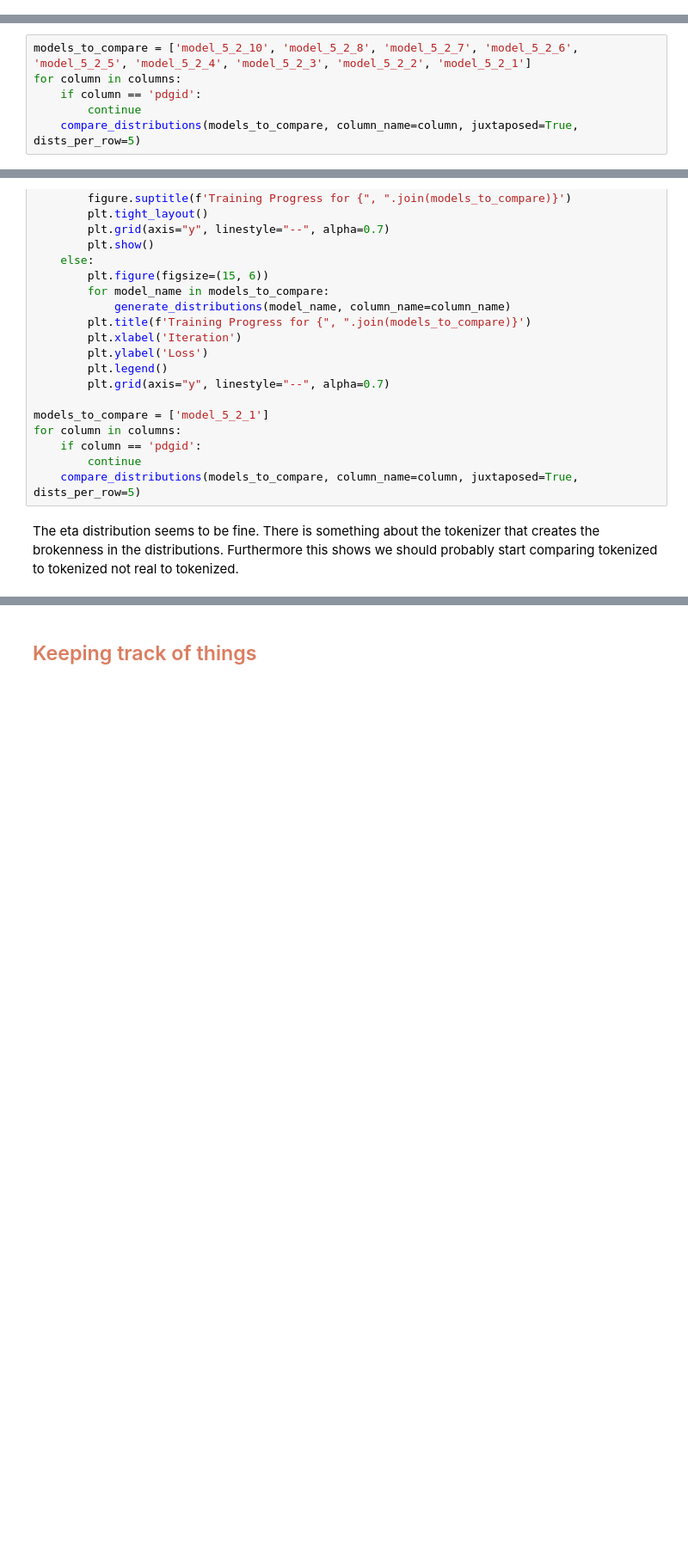
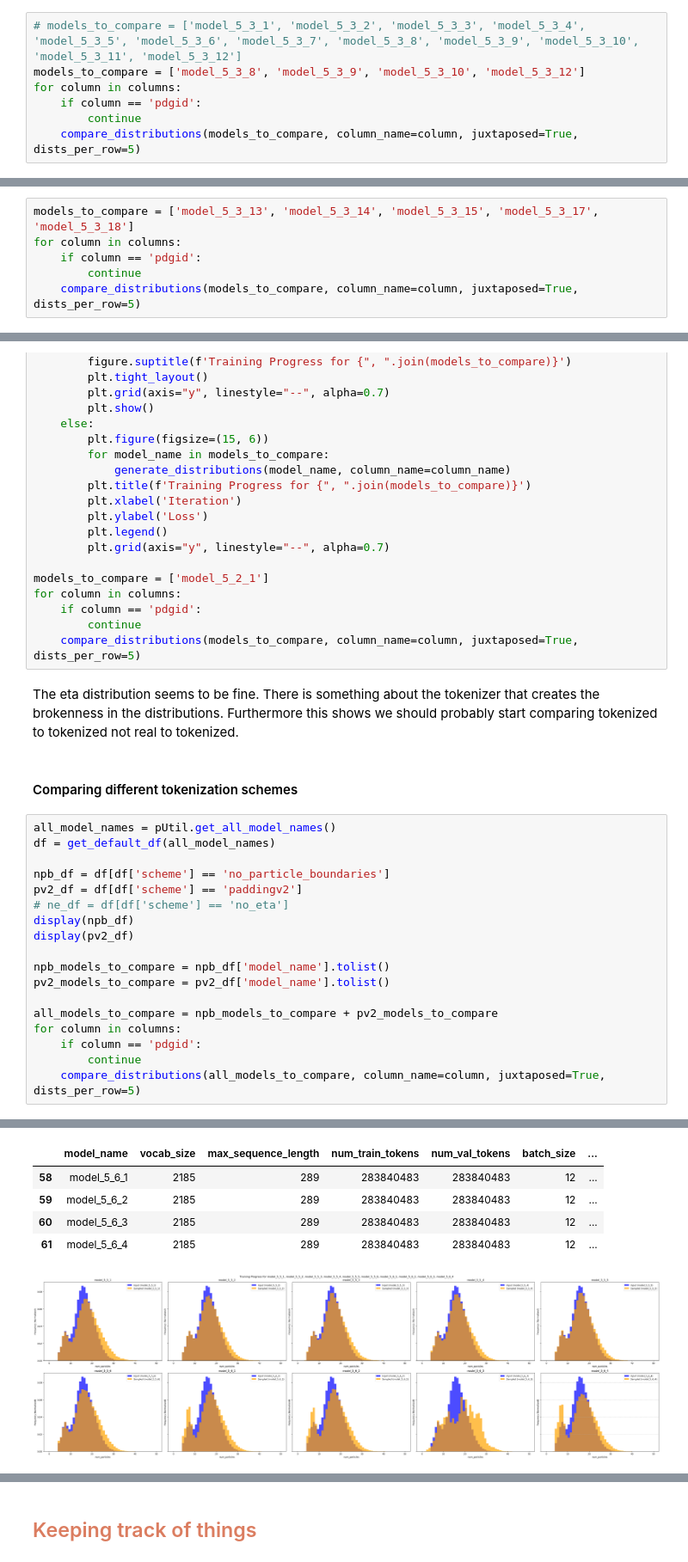
Before and after one commit to EshwaryForReasons/particleGPT, a Jupyter notebook: analysis.ipynb, the cells around one changed output, grey strips where cells are left out. Shown at 86% size. Saved outputs shown, nothing was run; the diff lists cells and outputs as text; blank space fills up the shorter version.

```diff
--- a/analysis.ipynb
+++ b/analysis.ipynb
@@ -640,0 +447,7 @@ plot_learning_rate_effects_log10(model_information_dict)
+# %%
+# models_to_compare = ['model_5_3_1', 'model_5_3_2', 'model_5_3_3', 'model_5_3_4', 'model_5_3_5', 'model_5_3_6', 'model_5_3_7', 'model_5_3_8', 'model_5_3_9', 'model_5_3_10', 'model_5_3_11', 'model_5_3_12']
+models_to_compare = ['model_5_3_8', 'model_5_3_9', 'model_5_3_10', 'model_5_3_12']
+for column in columns:
+    if column == 'pdgid':
+        continue
+    compare_distributions(models_to_compare, column_name=column, juxtaposed=True, dists_per_row=5)
@@ -641,5 +500,5 @@ plot_learning_rate_effects_log10(model_information_dict)
 # %%
-models_to_compare = ['model_5_2_10', 'model_5_2_8', 'model_5_2_7', 'model_5_2_6', 'model_5_2_5', 'model_5_2_4', 'model_5_2_3', 'model_5_2_2', 'model_5_2_1']
+models_to_compare = ['model_5_3_13', 'model_5_3_14', 'model_5_3_15', 'model_5_3_17', 'model_5_3_18']
 for column in columns:
     if column == 'pdgid':
         continue
@@ -948,3 +589,24 @@ for column in columns:
 # %% [markdown]
 The eta distribution seems to be fine. There is something about the tokenizer that creates the brokenness in the distributions.
 Furthermore this shows we should probably start comparing tokenized to tokenized not real to tokenized.
+# %% [markdown]
+#### Comparing different tokenization schemes
+# %%
+all_model_names = pUtil.get_all_model_names()
+df = get_default_df(all_model_names)
+
+npb_df = df[df['scheme'] == 'no_particle_boundaries']
+pv2_df = df[df['scheme'] == 'paddingv2']
+# ne_df = df[df['scheme'] == 'no_eta']
+display(npb_df)
+display(pv2_df)
+
+npb_models_to_compare = npb_df['model_name'].tolist()
+pv2_models_to_compare = pv2_df['model_name'].tolist()
+
+all_models_to_compare = npb_models_to_compare + pv2_models_to_compare
+for column in columns:
+    if column == 'pdgid':
+        continue
+    compare_distributions(all_models_to_compare, column_name=column, juxtaposed=True, dists_per_row=5)
+# %% [output]
@@ -950,0 +620,6 @@ Furthermore this shows we should probably start comparing tokenized to tokenized
+|  | model_name | vocab_size | max_sequence_length | num_train_tokens | num_val_tokens | batch_size | ... |
+| 58 | model_5_6_1 | 2185 | 289 | 283840483 | 283840483 | 12 | ... |
+| 59 | model_5_6_2 | 2185 | 289 | 283840483 | 283840483 | 12 | ... |
+| 60 | model_5_6_3 | 2185 | 289 | 283840483 | 283840483 | 12 | ... |
+| 61 | model_5_6_4 | 2185 | 289 | 283840483 | 283840483 | 12 | ... |
+[figure, added]
```
Also changed, not shown: parts of 22 cells of this notebook, 9 other files.
